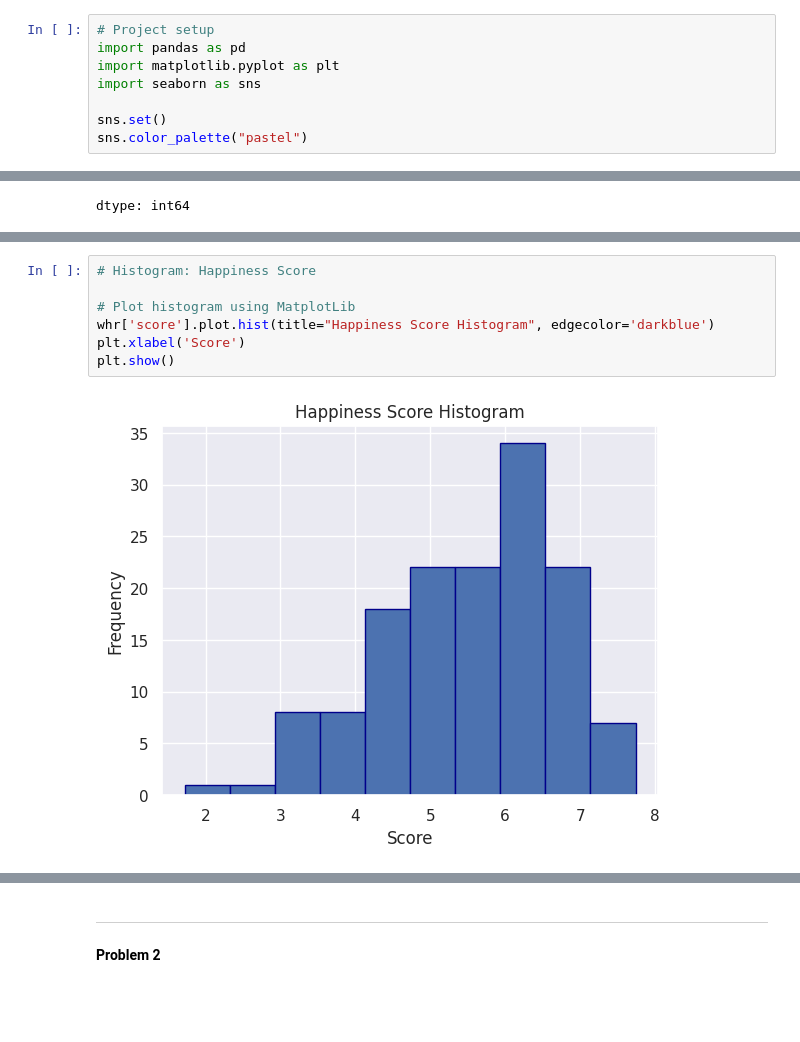
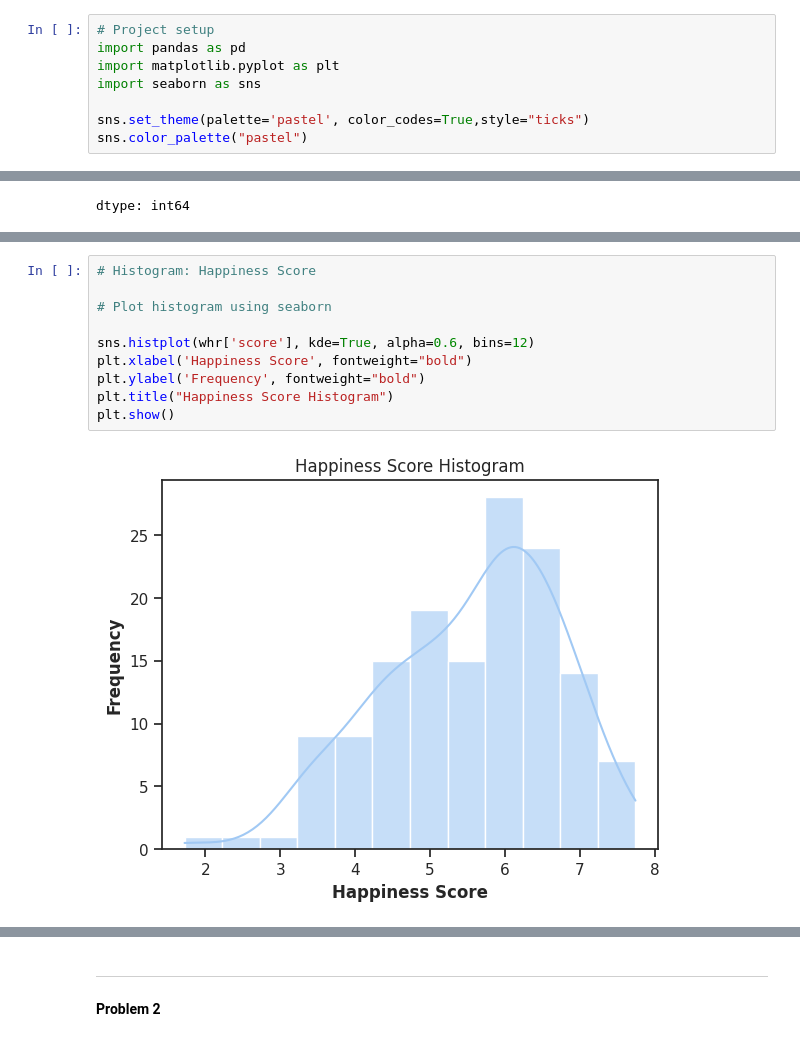
Before and after one commit to SD2513/ai-assessment-1, a Jupyter notebook: 2407091_ShlokDhital_Assessment1.ipynb, the cells around one changed output, grey strips where cells are left out. Saved outputs shown, nothing was run; the diff lists cells and outputs as text; blank space fills up the shorter version.

Commit message:
Few changes made to plots

```diff
--- a/2407091_ShlokDhital_Assessment1.ipynb
+++ b/2407091_ShlokDhital_Assessment1.ipynb
@@ -6,7 +6,7 @@ import pandas as pd
 import matplotlib.pyplot as plt
 import seaborn as sns
 
-sns.set()
+sns.set_theme(palette='pastel', color_codes=True,style="ticks")
 sns.color_palette("pastel")
 # %% [output]
 [(0.6313725490196078, 0.788235294117647, 0.9568627450980393),
@@ -204,12 +233,15 @@ plt.show()
 # %%
 # Histogram: Happiness Score
 
-# Plot histogram using MatplotLib
-whr['score'].plot.hist(title="Happiness Score Histogram", edgecolor='darkblue')
-plt.xlabel('Score')
+# Plot histogram using seaborn
+
+sns.histplot(whr['score'], kde=True, alpha=0.6, bins=12)
+plt.xlabel('Happiness Score', fontweight="bold")
+plt.ylabel('Frequency', fontweight="bold")
+plt.title("Happiness Score Histogram")
 plt.show()
 # %% [output]
-[figure, old version]
+[figure, new version]
 # %%
 # Scatter plot: Score X Log GDP per capita
 
```
Also changed, not shown: parts of 18 cells of this notebook.
